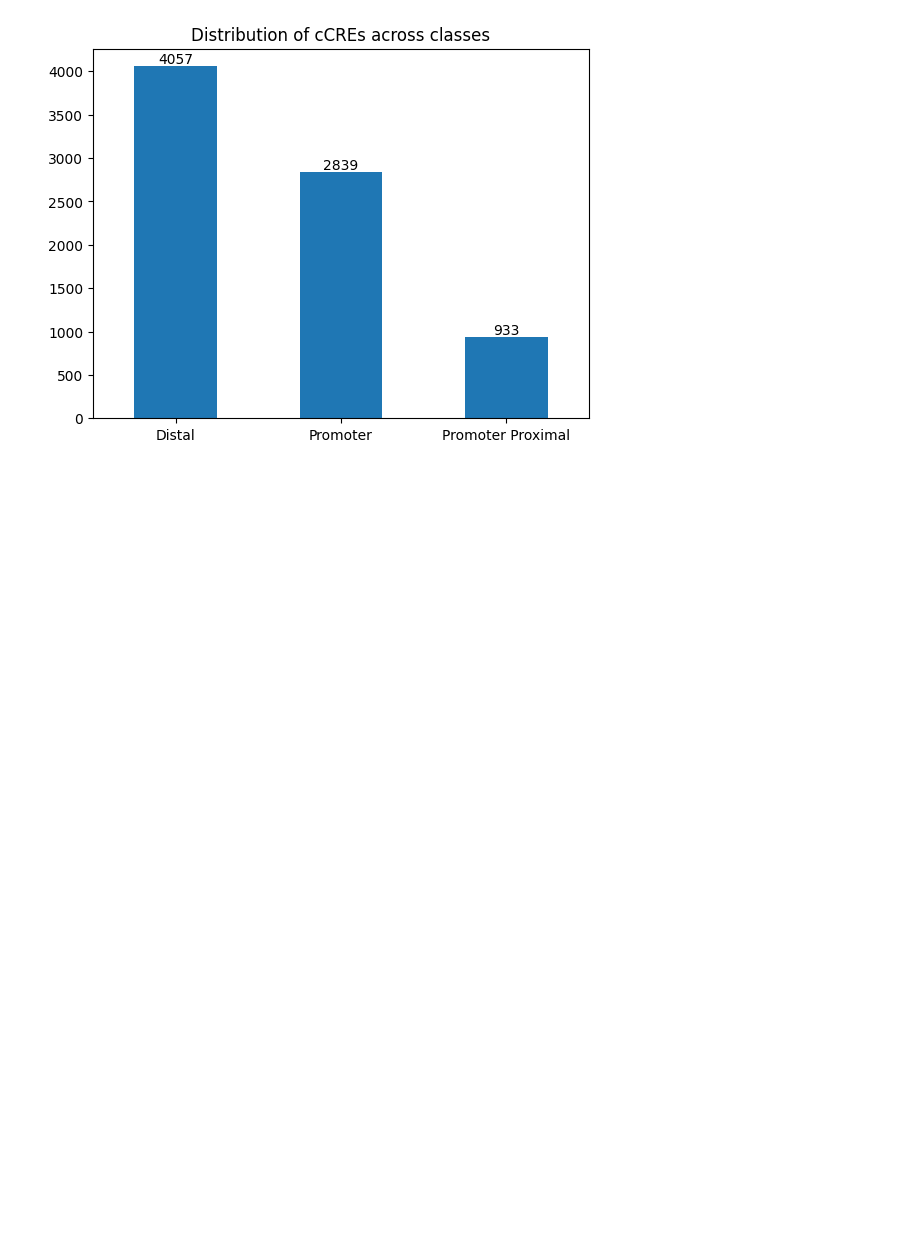
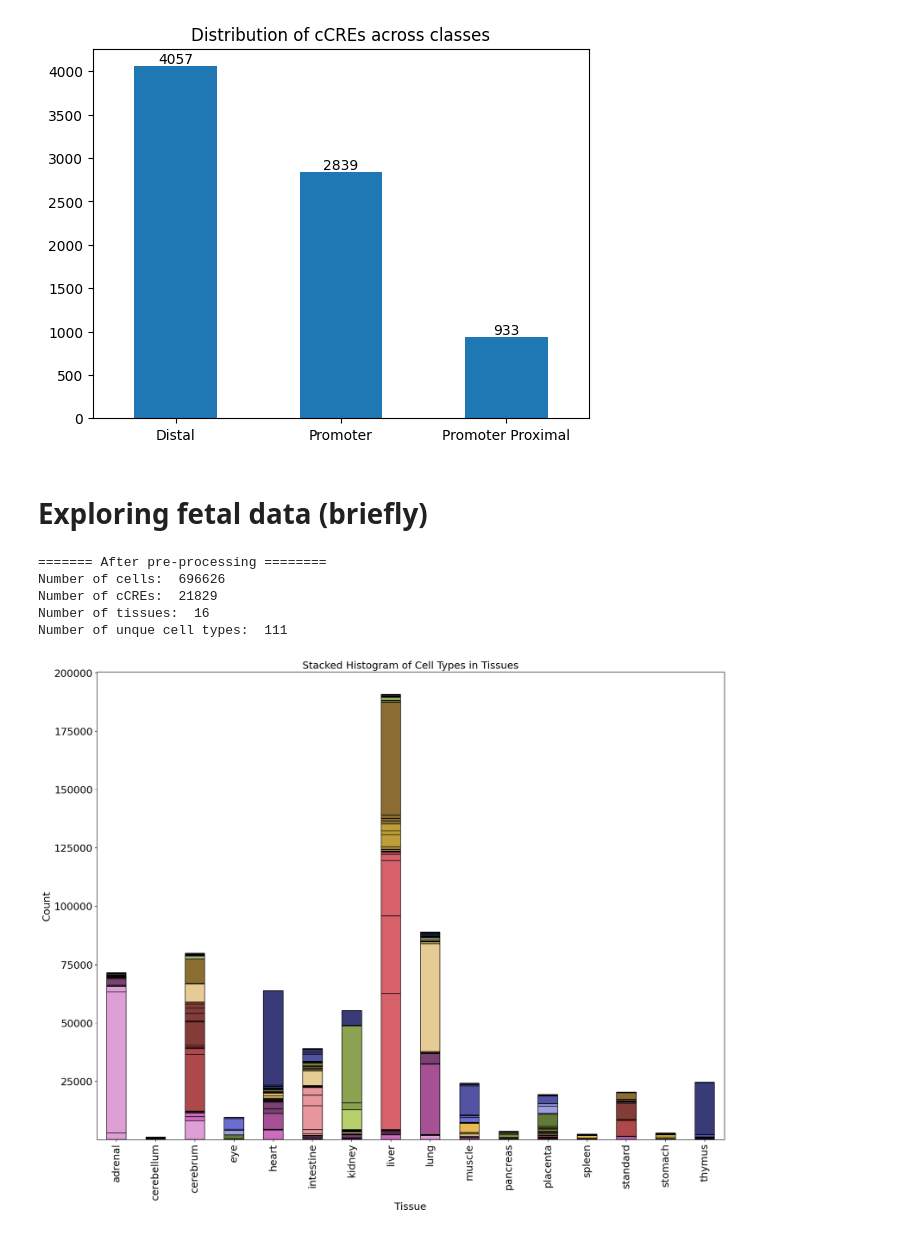
Before and after one commit to Potamitisn/DLBIO, a Jupyter notebook: data_exploration/exploration_h5ad.ipynb, the cells around one changed output. Drawn from its saved outputs; the diff is of its cells as text; code cells hidden in the pictures; blank space fills up the shorter version.

Commit message:
fetal cells

```diff
--- a/data_exploration/exploration_h5ad.ipynb
+++ b/data_exploration/exploration_h5ad.ipynb
@@ -525,3 +525,48 @@ plt.savefig("figs/adult_feature_class.png", bbox_inches='tight')
 plt.show()
 # %% [output]
 [figure]
+# %% [markdown]
+# Exploring fetal data (briefly)
+# %%
+bdata = sc.read_h5ad("../fewshotbench_v2/data/atacseq/processed_fetal_matrix.h5ad", backed="r")
+# %%
+print("======= After pre-processing ========")
+print("Number of cells: ", bdata.n_obs)
+print("Number of cCREs: ", bdata.n_vars)
+print("Number of tissues: ", len(bdata.obs.tissue.unique()))
+print("Number of unque cell types: ", len(bdata.obs["cell type"].unique()))
+# %% [output]
+======= After pre-processing ========
+Number of cells:  696626
+Number of cCREs:  21829
+Number of tissues:  16
+Number of unque cell types:  111
+# %%
+# Group by 'tissue' and 'cell type' and count
+grouped_data = bdata.obs.groupby(['tissue', 'cell type']).size().reset_index(name='count')
+
+# Pivot the data
+pivot_data = grouped_data.pivot(index='tissue', columns='cell type', values='count').fillna(0)
+#pivot_data = grouped_data.pivot(columns='tissue', index='cell type', values='count').fillna(0)
+
+cmap = plt.get_cmap('tab20b_r')
+colors = cmap(np.linspace(0, 1, len(pivot_data.columns)))
+
+# Plot
+pivot_data.plot(kind='bar', stacked=True, color = colors, edgecolor='black', figsize=(20, 15))
+plt.xlabel('Tissue',fontsize=18)
+plt.ylabel('Count',fontsize=18)
+plt.title('Stacked Histogram of Cell Types in Tissues',fontsize=18)
+
+
+# Set font size for x and y-axis labels
+plt.xticks(fontsize=18)
+plt.yticks(fontsize=18)
+
+# this is kinda ugly, but a nice way to see what is happening
+plt.legend(bbox_to_anchor=(1.05, 1), loc='upper left', borderaxespad=0.)
+plt.legend().remove()
+plt.savefig("figs/fetal_cell_type_across_tissue.png", bbox_inches='tight' )
+plt.show()
+# %% [output]
+[figure, added]
```
Also changed, not shown: parts of 4 cells of this notebook.
